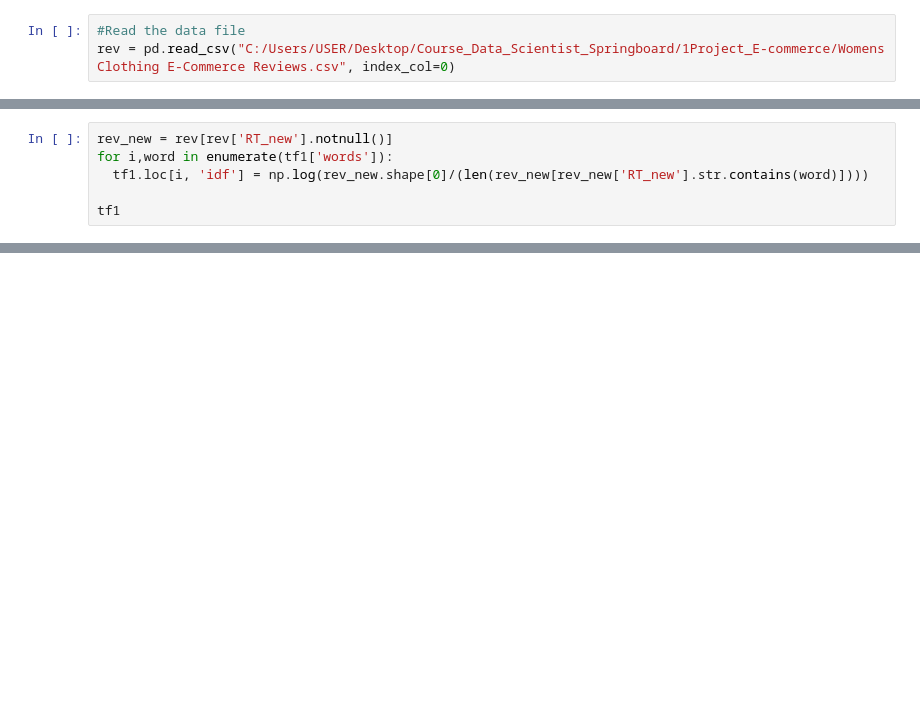
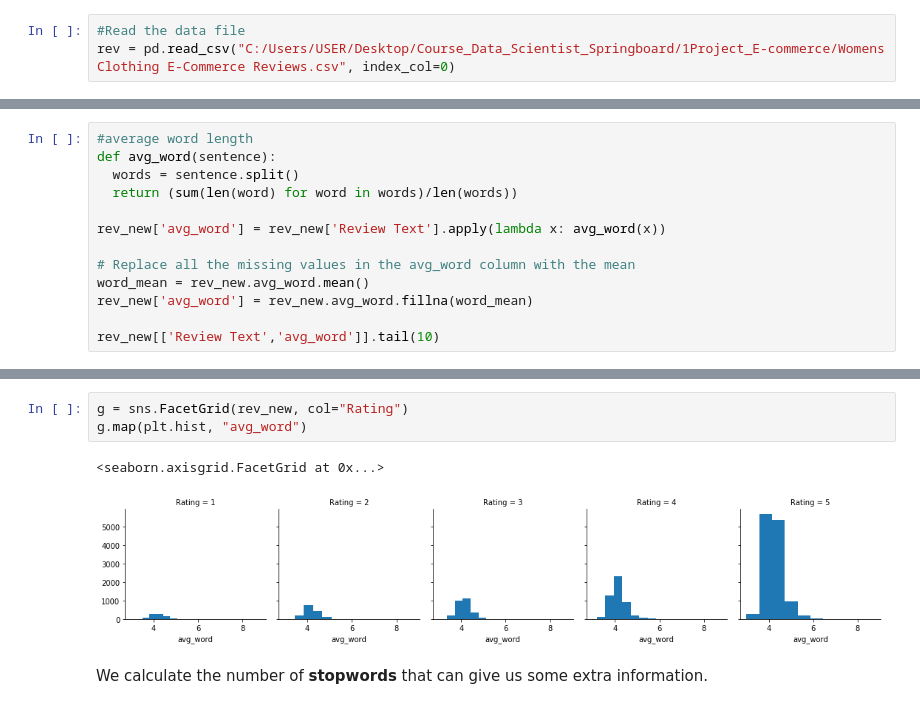
Before and after one commit to LisaB83/Analysis-on-e-commerce-reviews, a Jupyter notebook: Capstone_Project_NLP.ipynb, the cells around one changed output, grey strips where cells are left out. Saved outputs shown, nothing was run; the diff lists cells and outputs as text; blank space fills up the shorter version.

```diff
--- a/Capstone_Project_NLP.ipynb
+++ b/Capstone_Project_NLP.ipynb
@@ -321,6 +15,0 @@ tf1
-# %%
-rev_new = rev[rev['RT_new'].notnull()]
-for i,word in enumerate(tf1['words']):
-  tf1.loc[i, 'idf'] = np.log(rev_new.shape[0]/(len(rev_new[rev_new['RT_new'].str.contains(word)])))
-
-tf1
@@ -367,0 +102,13 @@ tf1
+# %%
+#average word length
+def avg_word(sentence):
+  words = sentence.split()
+  return (sum(len(word) for word in words)/len(words))
+
+rev_new['avg_word'] = rev_new['Review Text'].apply(lambda x: avg_word(x))
+
+# Replace all the missing values in the avg_word column with the mean
+word_mean = rev_new.avg_word.mean()
+rev_new['avg_word'] = rev_new.avg_word.fillna(word_mean)
+
+rev_new[['Review Text','avg_word']].tail(10)
@@ -367,0 +149,8 @@ tf1
+# %%
+g = sns.FacetGrid(rev_new, col="Rating")
+g.map(plt.hist, "avg_word")
+# %% [output]
+<seaborn.axisgrid.FacetGrid at 0x...>
+[figure, added]
+# %% [markdown]
+We calculate the number of **stopwords** that can give us some extra information.
```
Also changed, not shown: parts of 85 cells of this notebook.
